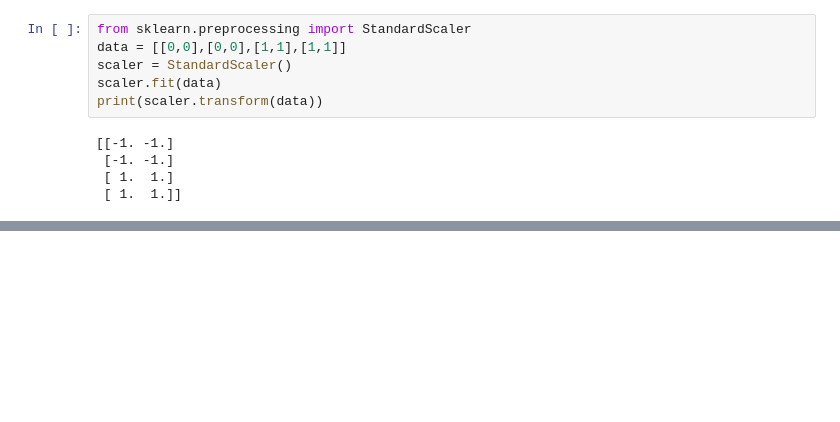
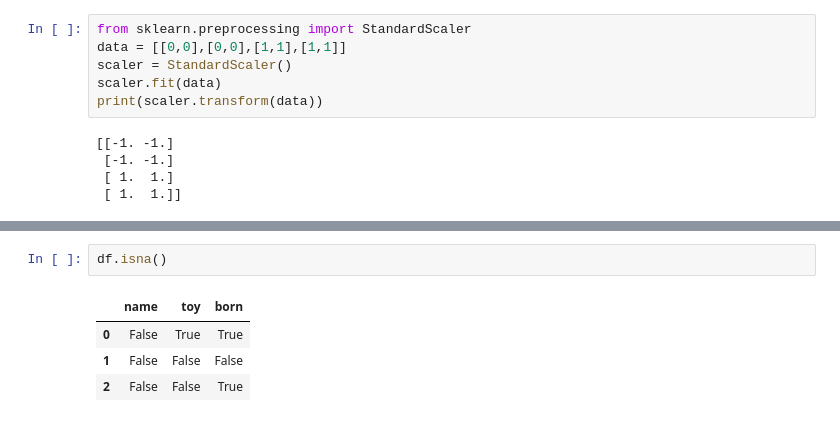
Before and after one commit to gcriado31/Clases--AAI, a Jupyter notebook: Clase20_09.ipynb, the cells around one changed output, grey strips where cells are left out. Cells and saved outputs as stored; diff of their text form; blank space fills up the shorter version.

```diff
--- a/Clase20_09.ipynb
+++ b/Clase20_09.ipynb
@@ -162,0 +175,7 @@ print(scaler.transform(data))
+# %%
+df.isna()
+# %% [output]
+|  | name | toy | born |
+| 0 | False | True | True |
+| 1 | False | False | False |
+| 2 | False | False | True |
```
Also changed, not shown: parts of 2 cells of this notebook.
